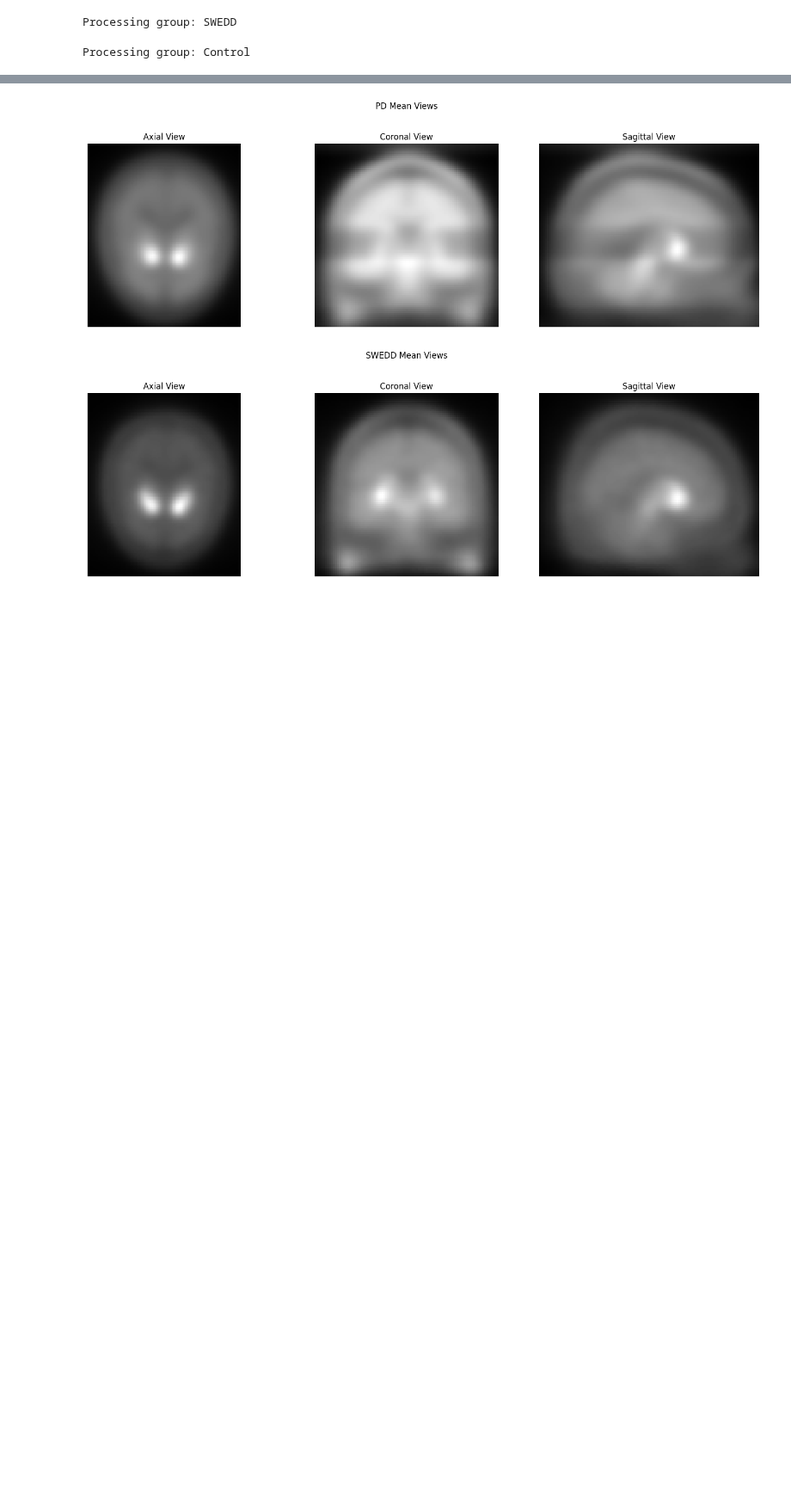
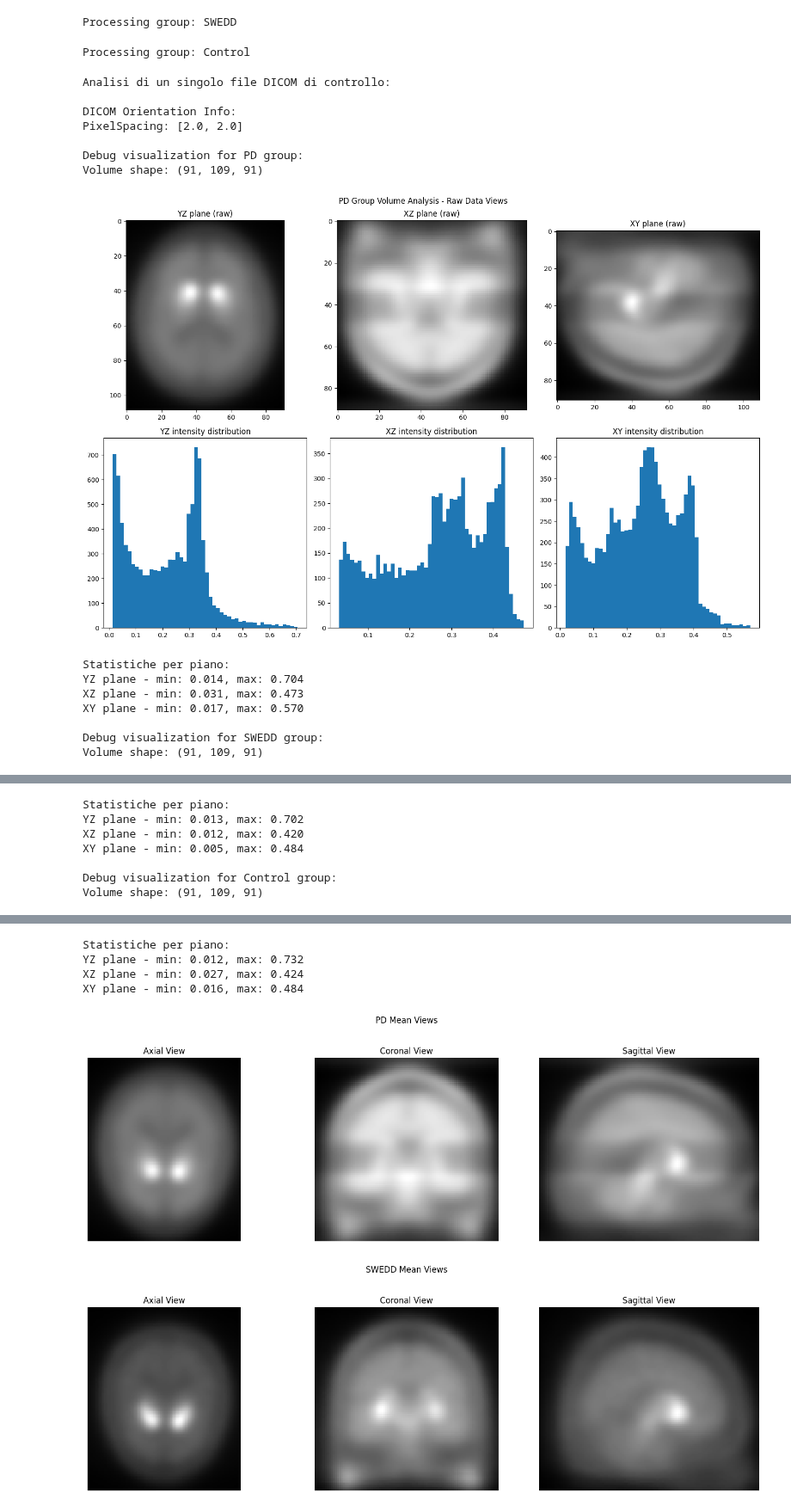
Before and after one commit to alexcri90/ParkinsonThesis, a Jupyter notebook: Notebook.ipynb, the cells around one changed output, grey strips where cells are left out. Shown at 86% size. Drawn from its saved outputs; the diff is of its cells as text; code cells hidden in the pictures; blank space fills up the shorter version.

Commit message:
Tentative debug on black band

```diff
--- a/Notebook.ipynb
+++ b/Notebook.ipynb
@@ -159,3 +211,28 @@ for label in group_labels.values():
 Processing group: PD
 Processing group: SWEDD
 Processing group: Control
+# %%
+first_control_file = df[df['label'] == 'Control']['file_path'].iloc[0]
+print("\nAnalisi di un singolo file DICOM di controllo:")
+print_dicom_orientation(first_control_file)
+
+# Per ogni gruppo, facciamo la visualizzazione di debug
+for label in ['PD', 'SWEDD', 'Control']:
+    print(f"\nDebug visualization for {label} group:")
+    debug_volume_visualization(mean_sums[label], title=f"{label} Group Volume Analysis")
+# %% [output]
+Analisi di un singolo file DICOM di controllo:
+
+DICOM Orientation Info:
+PixelSpacing: [2.0, 2.0]
+
+Debug visualization for PD group:
+Volume shape: (91, 109, 91)
+[figure, added]
+Statistiche per piano:
+YZ plane - min: 0.014, max: 0.704
+XZ plane - min: 0.031, max: 0.473
+XY plane - min: 0.017, max: 0.570
+
+Debug visualization for SWEDD group:
+Volume shape: (91, 109, 91)
@@ -161,0 +240,7 @@ Processing group: Control
+Statistiche per piano:
+YZ plane - min: 0.013, max: 0.702
+XZ plane - min: 0.012, max: 0.420
+XY plane - min: 0.005, max: 0.484
+
+Debug visualization for Control group:
+Volume shape: (91, 109, 91)
@@ -162,3 +248,7 @@ Processing group: Control
+Statistiche per piano:
+YZ plane - min: 0.012, max: 0.732
+XZ plane - min: 0.027, max: 0.424
+XY plane - min: 0.016, max: 0.484
 # %%
 # Cell 11 (Updated): Visualize the mean images for each group with corrected orientation
 import numpy as np
```
Also changed, not shown: parts of 12 cells of this notebook.
